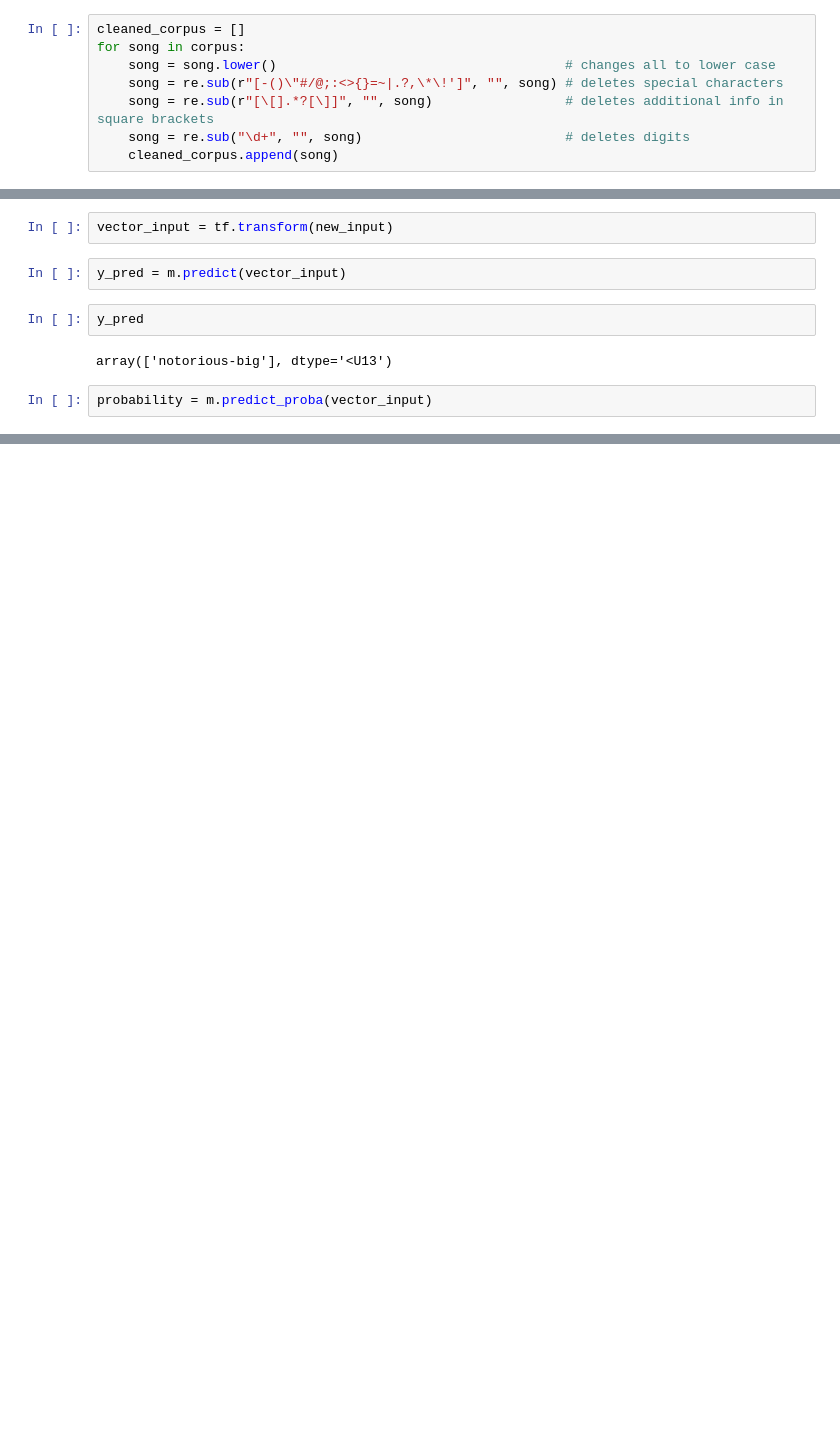
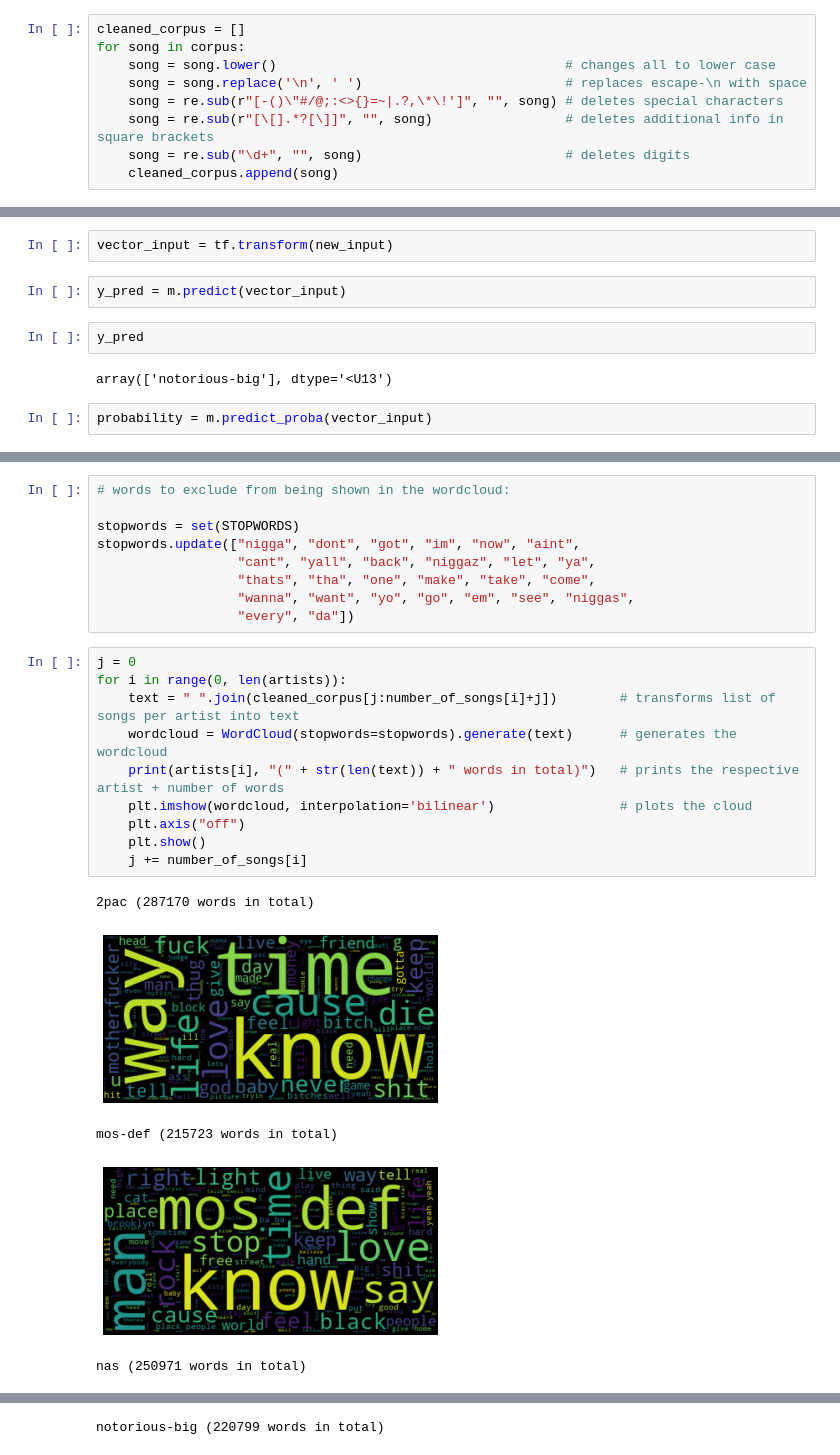
Before and after one commit to dk84hr/WhoWroteIt, a Jupyter notebook: Predicting Artists.ipynb, the cells around one changed output, grey strips where cells are left out. Cells and saved outputs as stored; diff of their text form; blank space fills up the shorter version.

Commit message:
added wordcloud

```diff
--- a/Predicting Artists.ipynb
+++ b/Predicting Artists.ipynb
@@ -153,6 +118,7 @@ len(corpus)
 cleaned_corpus = []
 for song in corpus:
     song = song.lower()                                     # changes all to lower case
+    song = song.replace('\n', ' ')                          # replaces escape-\n with space
     song = re.sub(r"[-()\"#/@;:<>{}=~|.?,\*\!']", "", song) # deletes special characters
     song = re.sub(r"[\[].*?[\]]", "", song)                 # deletes additional info in square brackets
     song = re.sub("\d+", "", song)                          # deletes digits
@@ -257,0 +231,25 @@ The artist who wrote this verse is most likely notorious-big with a probability
+# %%
+# words to exclude from being shown in the wordcloud:
+
+stopwords = set(STOPWORDS)
+stopwords.update(["nigga", "dont", "got", "im", "now", "aint",
+                  "cant", "yall", "back", "niggaz", "let", "ya",
+                  "thats", "tha", "one", "make", "take", "come",
+                  "wanna", "want", "yo", "go", "em", "see", "niggas",
+                  "every", "da"])
+# %%
+j = 0
+for i in range(0, len(artists)):
+    text = " ".join(cleaned_corpus[j:number_of_songs[i]+j])        # transforms list of songs per artist into text
+    wordcloud = WordCloud(stopwords=stopwords).generate(text)      # generates the wordcloud
+    print(artists[i], "(" + str(len(text)) + " words in total)")   # prints the respective artist + number of words
+    plt.imshow(wordcloud, interpolation='bilinear')                # plots the cloud
+    plt.axis("off")
+    plt.show()
+    j += number_of_songs[i]
+# %% [output]
+2pac (287170 words in total)
+[figure, added]
+mos-def (215723 words in total)
+[figure, added]
+nas (250971 words in total)
@@ -257,0 +257 @@ The artist who wrote this verse is most likely notorious-big with a probability
+notorious-big (220799 words in total)
```
Also changed, not shown: parts of 16 cells of this notebook, 1 other file.
